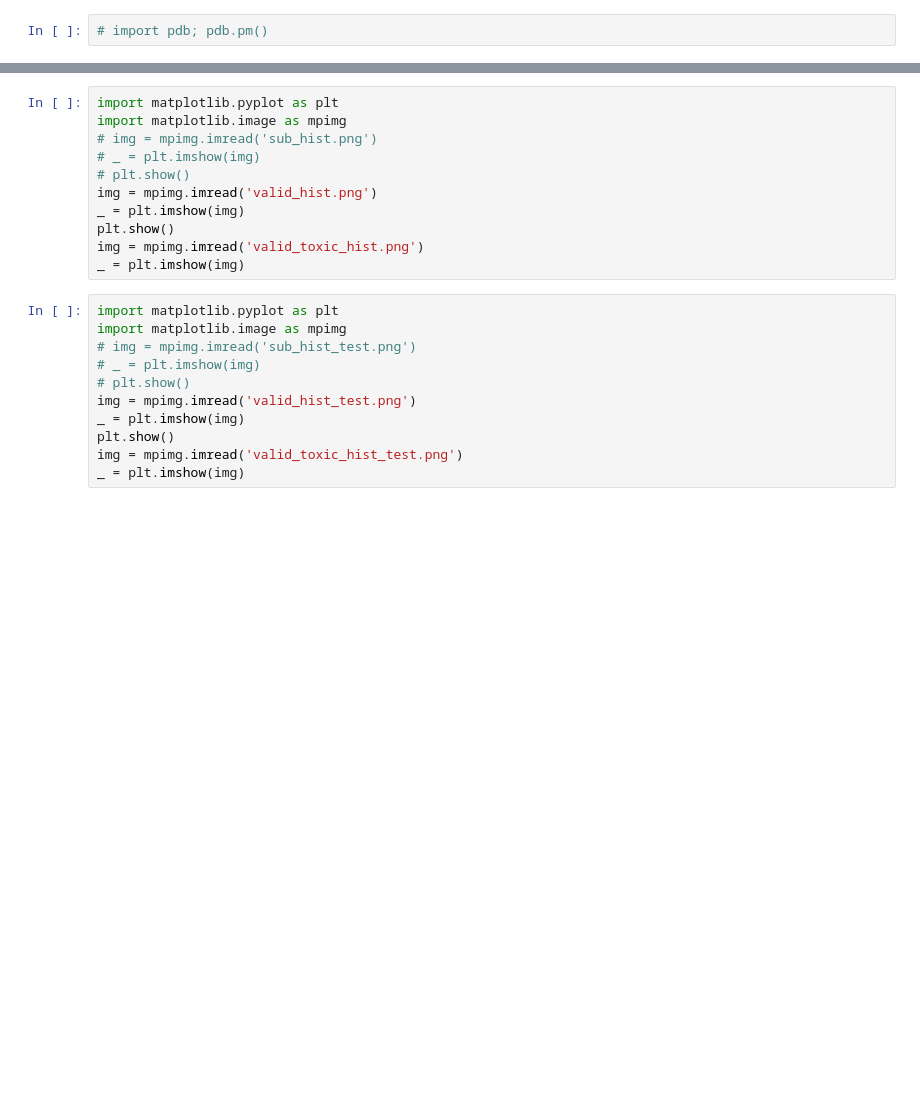
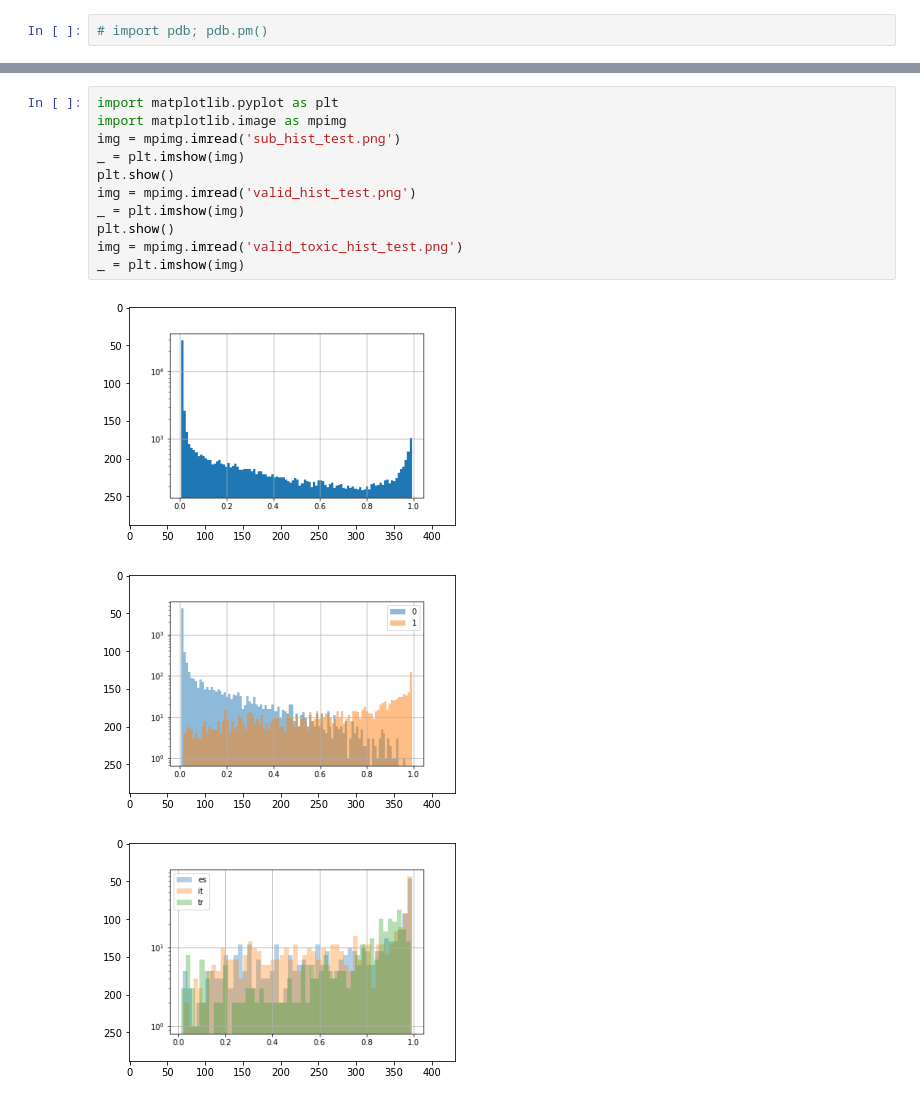
Before and after one commit to henrique/jigsaw20, a Jupyter notebook: load.ipynb, the cells around one changed output, grey strips where cells are left out. Drawn from its saved outputs; the diff is of its cells as text; blank space fills up the shorter version.

```diff
--- a/load.ipynb
+++ b/load.ipynb
@@ -137,22 +242,15 @@ print(params.T)
 # %%
 import matplotlib.pyplot as plt
 import matplotlib.image as mpimg
-# img = mpimg.imread('sub_hist.png')
-# _ = plt.imshow(img)
-# plt.show()
-img = mpimg.imread('valid_hist.png')
+img = mpimg.imread('sub_hist_test.png')
 _ = plt.imshow(img)
 plt.show()
-img = mpimg.imread('valid_toxic_hist.png')
+img = mpimg.imread('valid_hist_test.png')
 _ = plt.imshow(img)
+plt.show()
+img = mpimg.imread('valid_toxic_hist_test.png')
+_ = plt.imshow(img)
+# %% [output]
+[figure, added]
+[figure, added]
+[figure, added]
-# %%
-import matplotlib.pyplot as plt
-import matplotlib.image as mpimg
-# img = mpimg.imread('sub_hist_test.png')
-# _ = plt.imshow(img)
-# plt.show()
-img = mpimg.imread('valid_hist_test.png')
-_ = plt.imshow(img)
-plt.show()
-img = mpimg.imread('valid_toxic_hist_test.png')
-_ = plt.imshow(img)
```
Also changed, not shown: parts of 12 cells of this notebook.
